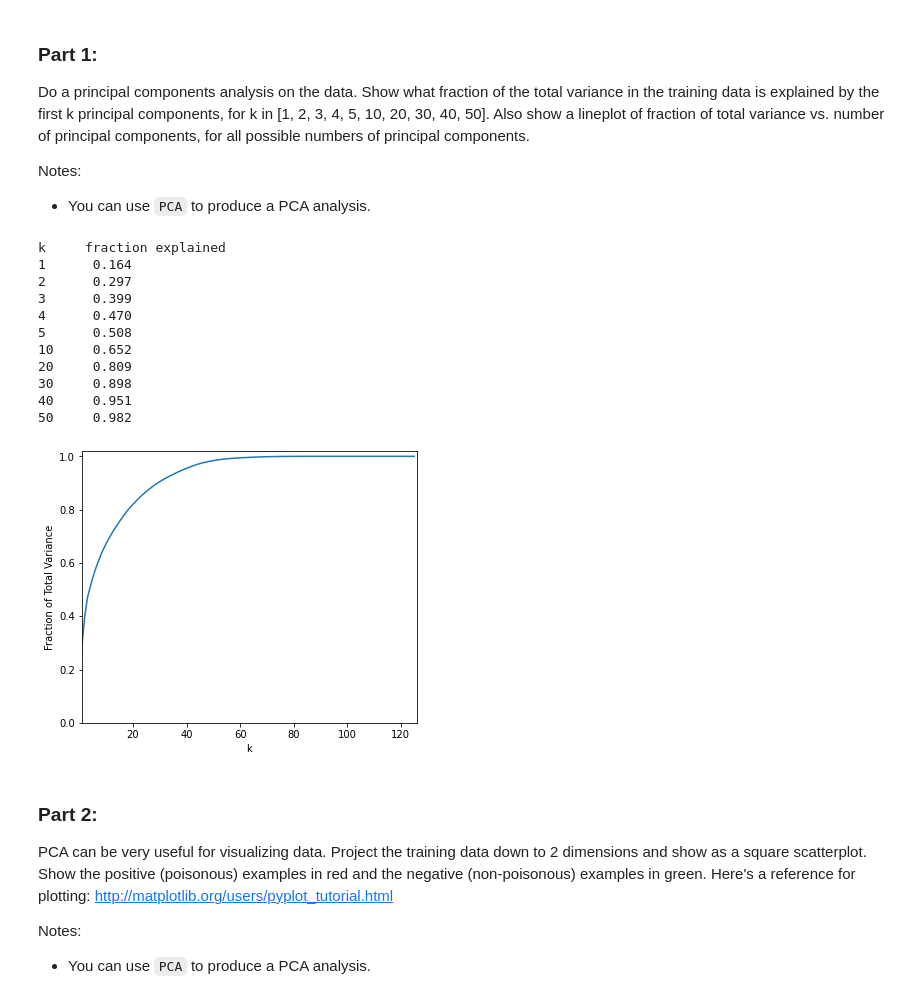
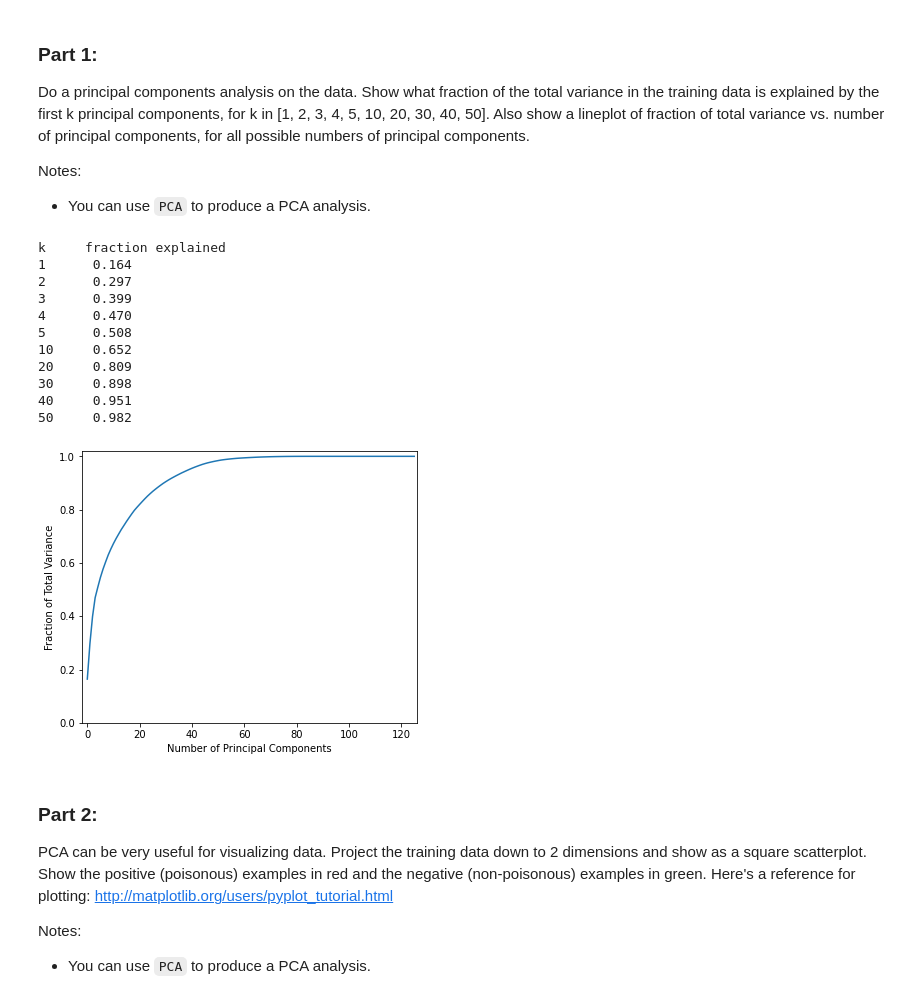
Before and after one commit to toby-p/mids-w207-projects, a Jupyter notebook: Toby_Petty_p3.ipynb, the cells around one changed output. Cells and saved outputs as stored; diff of their text form; code cells hidden in the pictures.

```diff
--- a/Toby_Petty_p3.ipynb
+++ b/Toby_Petty_p3.ipynb
@@ -73,38 +73,37 @@ Notes:
 def P1():
     all_k = list(range(1, train_data.shape[1] + 1, 1))
     explained_var = list()
     select_k = [1, 2, 3, 4, 5, 10, 20, 30, 40, 50]
     print("k".ljust(5), "fraction explained")
     for k in all_k:
-        model = PCA(n_components=k)
-        model.fit(train_data)
+        model = PCA(n_components=k).fit(train_data)
         fraction_explained = model.explained_variance_ratio_.sum()
         explained_var.append(fraction_explained)
         if k in select_k:
             print(f"{k}".ljust(6), f"{fraction_explained:.3f}")
     fig, ax = plt.subplots(figsize=(6, 5))
     ax.plot(range(max(all_k)), explained_var)
-    ax.set_xlabel("k")
+    ax.set_xlabel("Number of Principal Components")
     ax.set_ylabel("Fraction of Total Variance")
     ax.set_ylim(0, 1.02)
-    ax.set_xlim(min(all_k), max(all_k))
+    ax.set_xlim(-2, max(all_k))
     plt.show()
 
 
 P1()
 # %% [output]
 k     fraction explained
 1      0.164
 2      0.297
 3      0.399
 4      0.470
 5      0.508
 10     0.652
 20     0.809
 30     0.898
 40     0.951
 50     0.982
-[figure, old version]
+[figure, new version]
 # %% [markdown]
 ### Part 2:
 
```
Also changed, not shown: parts of 5 cells of this notebook.
